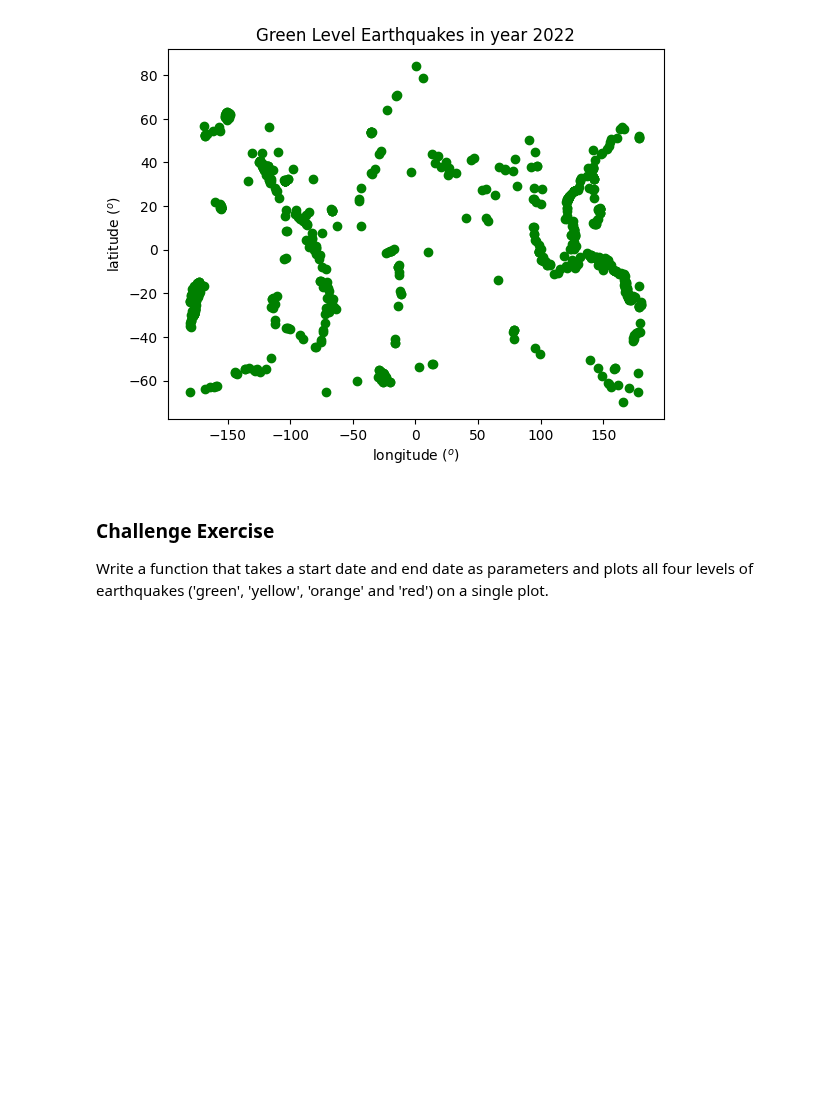
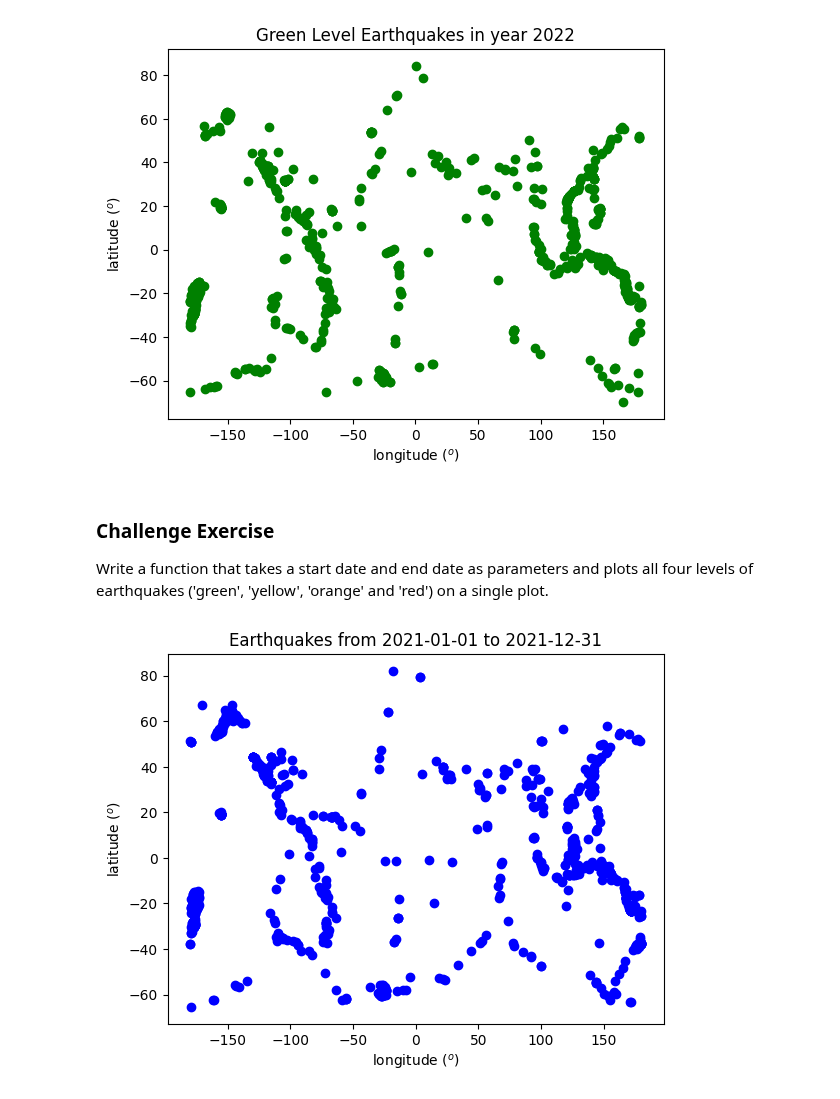
Before and after one commit to MarlaS02/comp215, a Jupyter notebook: labs/lab01-introduction.ipynb, the cells around one changed output. Cells and saved outputs as stored; diff of their text form; code cells hidden in the pictures; blank space fills up the shorter version.

```diff
--- a/labs/lab01-introduction.ipynb
+++ b/labs/lab01-introduction.ipynb
@@ -184,0 +183,35 @@ Write a function that takes a start date and end date as parameters and plots al
+# %%
+# your Challenge Ex. code here
+import requests
+import json
+import matplotlib.pyplot as plt
+
+def plot_earthquakes(start_date, end_date):
+  response = []
+  for alert_level in ["green", "yellow", "orange", "red"]:
+    params_dict = {"format": "geojson", "starttime": start_date, "endtime": end_date, "alertlevel": alert_level}
+    api_url = "https://earthquake.usgs.gov/fdsnws/event/1/query?"
+    response.append(requests.get(api_url, params = params_dict))
+  data = []
+  for i in response:
+    data.append(json.loads(i.text))
+  location = []
+  longitudes = []
+  latitudes = []
+  for data_item in data:
+    if "features" in data_item:
+      for feature in data_item["features"]:
+          coordinates = feature["geometry"]["coordinates"]
+          location.append(coordinates)
+          longitudes.append(coordinates[0])
+          latitudes.append(coordinates[1])
+  fig, ax = plt.subplots()
+  ax.scatter(longitudes, latitudes, color = "blue", label = "Events")
+  ax.set_xlabel(r"longitude ($^o$)")
+  ax.set_ylabel(r"latitude ($^o$)")
+  ax.set_title(f"Earthquakes from {start_date} to {end_date}")
+  plt.show()
+
+plot_earthquakes("2021-01-01", "2021-12-31")
+# %% [output]
+[figure, added]
```
Also changed, not shown: parts of 1 cell of this notebook.
